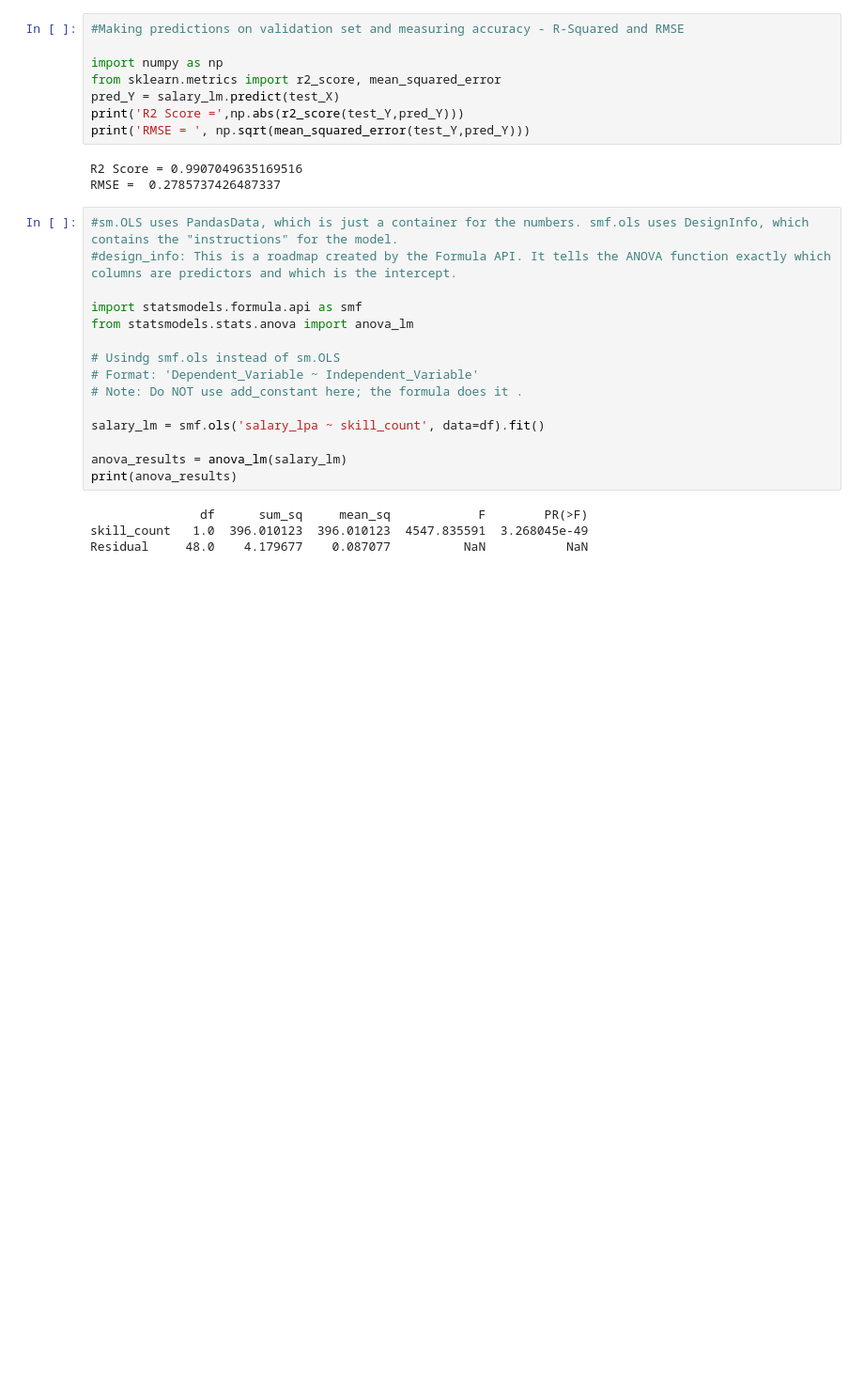
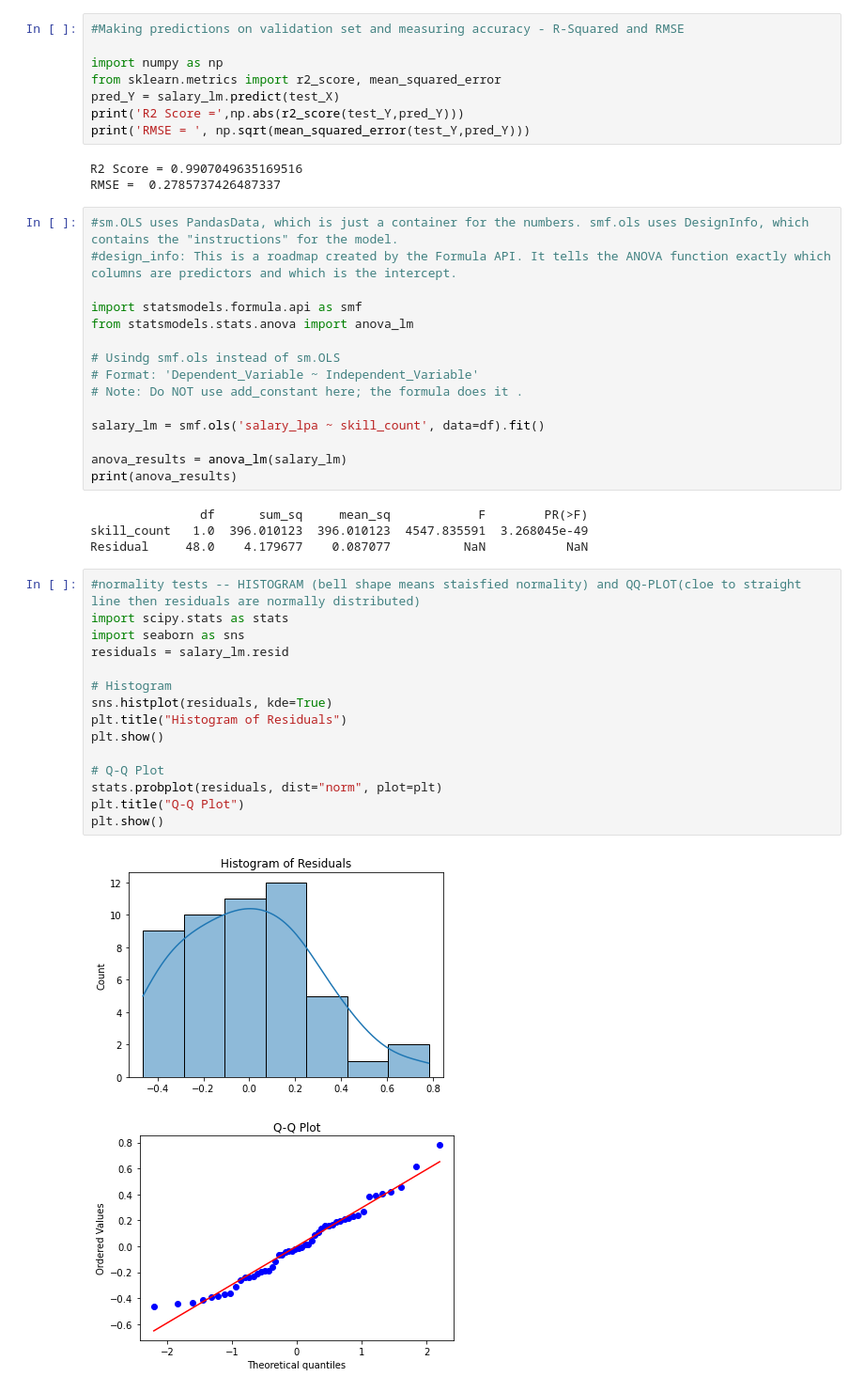
Before and after one commit to Shaik-arshiya-firdouse/Salary-LPA-Prediction-Machine-Learning-Simple-linear-Regression, a Jupyter notebook: simple_linear_regression.ipynb, the cells around one changed output. Shown at 94% size. Drawn from its saved outputs; the diff is of its cells as text; blank space fills up the shorter version.

```diff
--- a/simple_linear_regression.ipynb
+++ b/simple_linear_regression.ipynb
@@ -146,3 +146,21 @@ print(anova_results)
                df      sum_sq     mean_sq            F        PR(>F)
 skill_count   1.0  396.010123  396.010123  4547.835591  3.268045e-49
 Residual     48.0    4.179677    0.087077          NaN           NaN
+# %%
+#normality tests -- HISTOGRAM (bell shape means staisfied normality) and QQ-PLOT(cloe to straight line then residuals are normally distributed)
+import scipy.stats as stats
+import seaborn as sns
+residuals = salary_lm.resid
+
+# Histogram
+sns.histplot(residuals, kde=True)
+plt.title("Histogram of Residuals")
+plt.show()
+
+# Q-Q Plot
+stats.probplot(residuals, dist="norm", plot=plt)
+plt.title("Q-Q Plot")
+plt.show()
+# %% [output]
+[figure, added]
+[figure, added]
```
Also changed, not shown: parts of 2 cells of this notebook.
